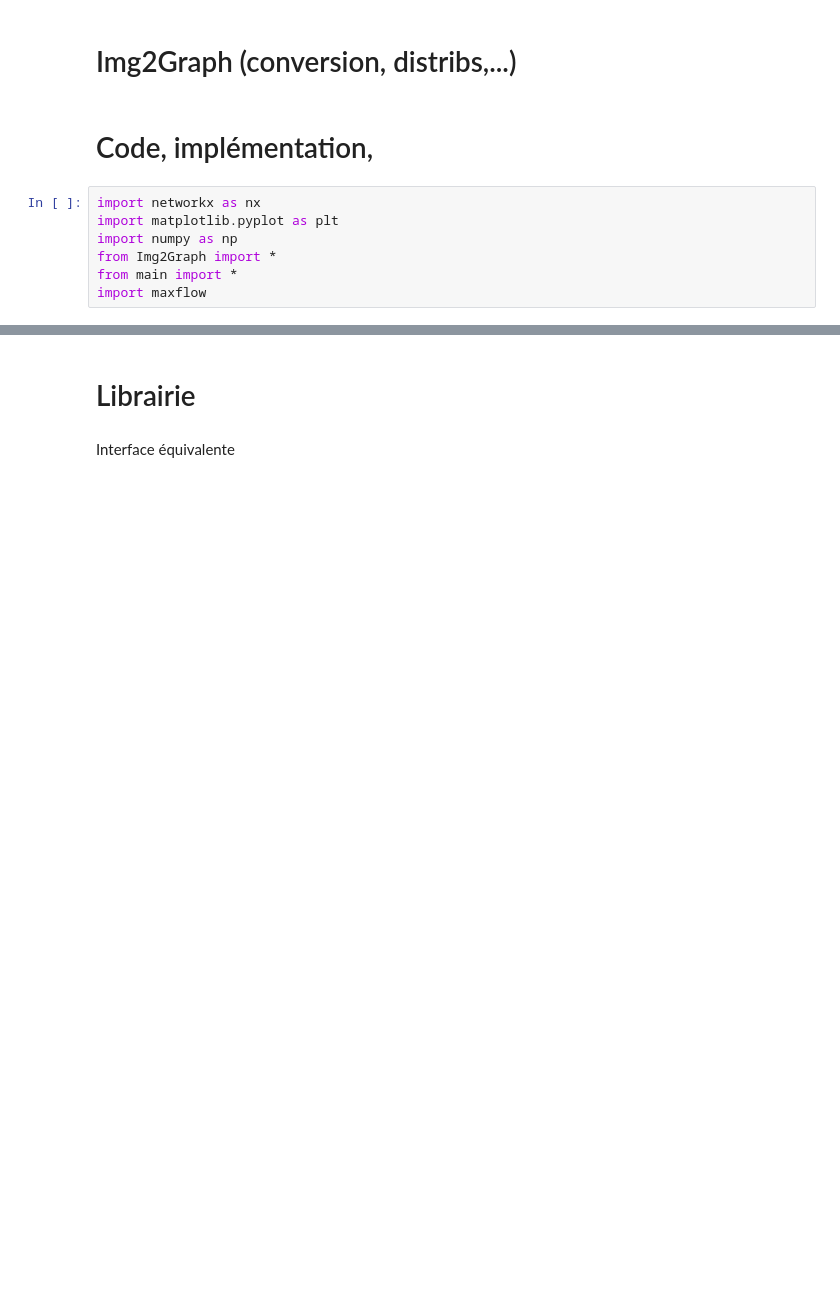
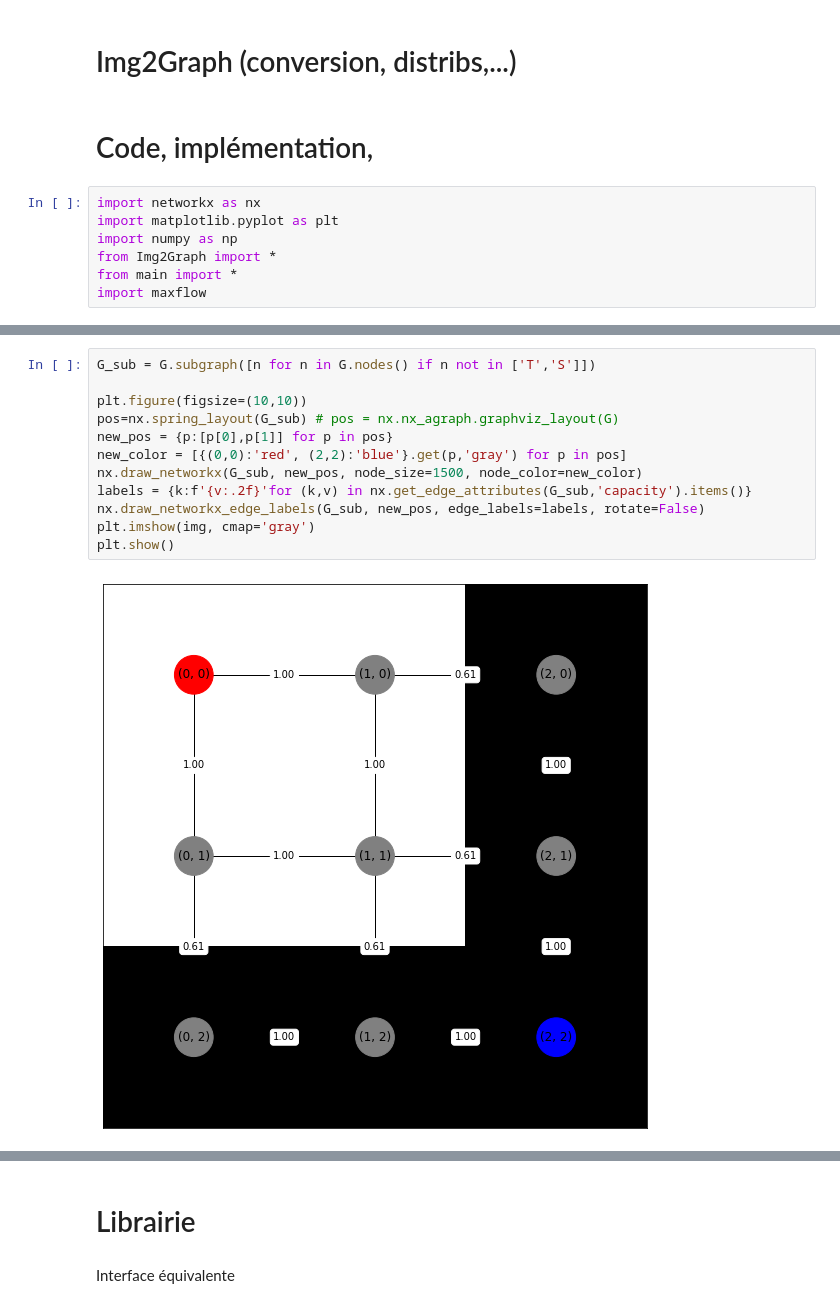
Before and after one commit to sellaziz/compi-graph-cut, a Jupyter notebook: Graphcut_Presentation_grp3b.ipynb, the cells around one changed output, grey strips where cells are left out. Drawn from its saved outputs; the diff is of its cells as text; blank space fills up the shorter version.

```diff
--- a/Graphcut_Presentation_grp3b.ipynb
+++ b/Graphcut_Presentation_grp3b.ipynb
@@ -57,0 +98,14 @@ plt.show()
+# %%
+G_sub = G.subgraph([n for n in G.nodes() if n not in ['T','S']])
+
+plt.figure(figsize=(10,10))
+pos=nx.spring_layout(G_sub) # pos = nx.nx_agraph.graphviz_layout(G)
+new_pos = {p:[p[0],p[1]] for p in pos}
+new_color = [{(0,0):'red', (2,2):'blue'}.get(p,'gray') for p in pos]
+nx.draw_networkx(G_sub, new_pos, node_size=1500, node_color=new_color)
+labels = {k:f'{v:.2f}'for (k,v) in nx.get_edge_attributes(G_sub,'capacity').items()}
+nx.draw_networkx_edge_labels(G_sub, new_pos, edge_labels=labels, rotate=False)
+plt.imshow(img, cmap='gray')
+plt.show()
+# %% [output]
+[figure, added]
```
Also changed, not shown: parts of 8 cells of this notebook, 1 other file.
